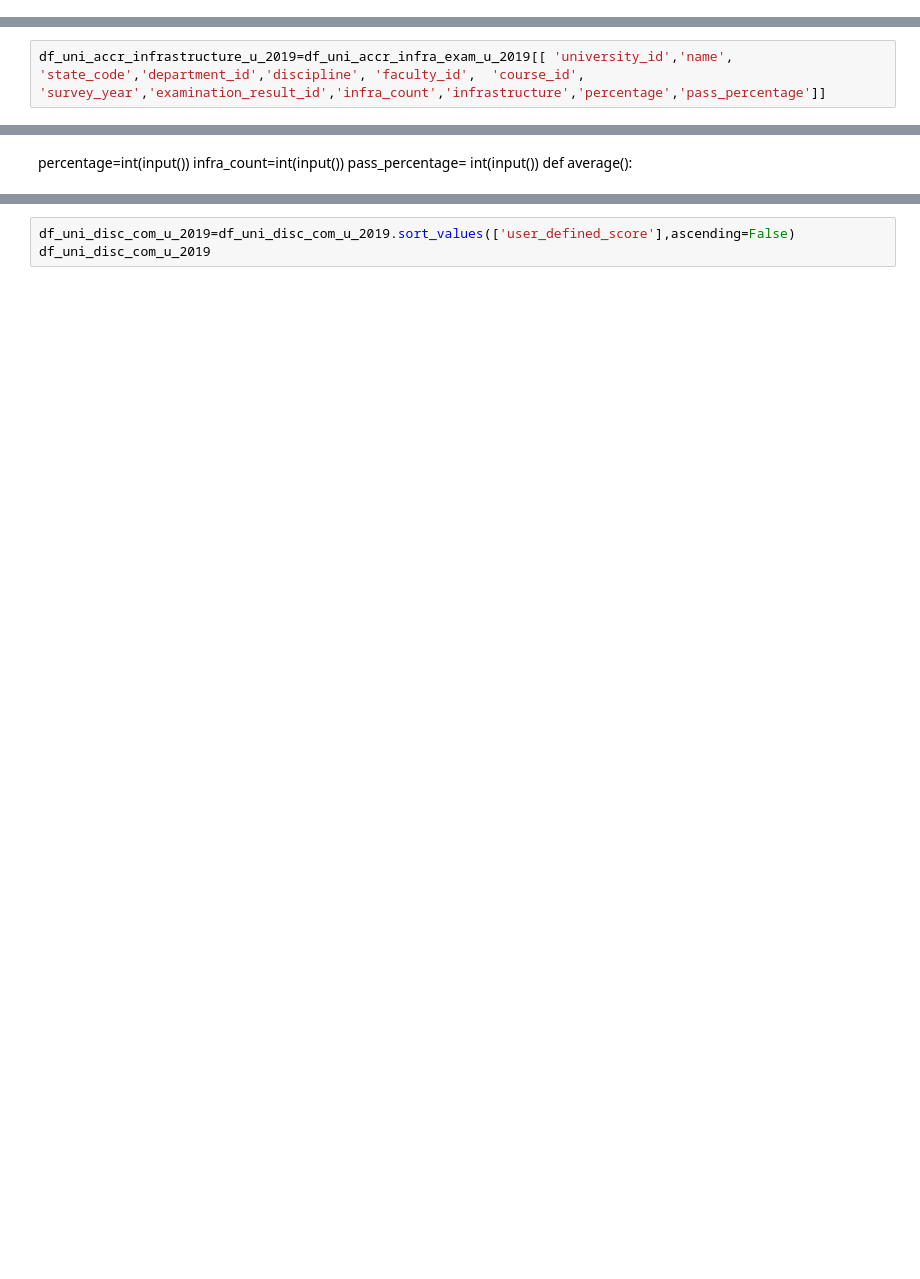
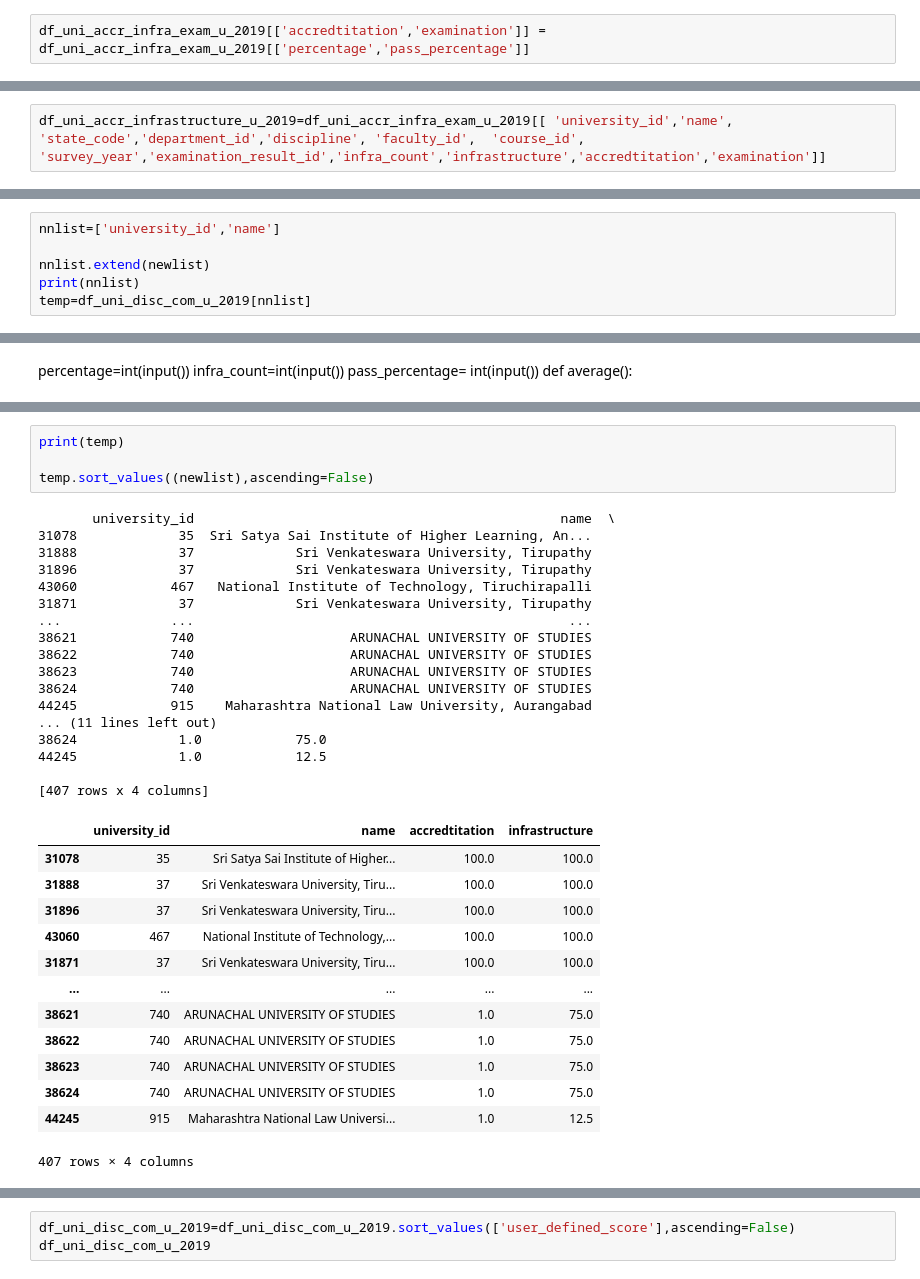
Before and after one commit to jainharsh8506/SIH2022, a Jupyter notebook: Hello/university_2019.ipynb, the cells around one changed output, grey strips where cells are left out. Cells and saved outputs as stored; diff of their text form; blank space fills up the shorter version.

```diff
--- a/Hello/university_2019.ipynb
+++ b/Hello/university_2019.ipynb
@@ -676,3 +714,5 @@ df_uni_accr_infra_exam_u_2019
 | 40825 | University | 24 | 71211.0 | NaN | 2161826 | 2019 | 1 | ... |
 | 40854 | University | 24 | 71213.0 | NaN | 2161837 | 2019 | 1 | ... |
 44303 rows × 34 columns
+# %%
+df_uni_accr_infra_exam_u_2019[['accredtitation','examination']] = df_uni_accr_infra_exam_u_2019[['percentage','pass_percentage']]
@@ -679,5 +732,5 @@ df_uni_accr_infra_exam_u_2019
 # %%
-df_uni_accr_infrastructure_u_2019=df_uni_accr_infra_exam_u_2019[[ 'university_id','name', 'state_code','department_id','discipline', 'faculty_id',  'course_id', 'survey_year','examination_result_id','infra_count','infrastructure','percentage','pass_percentage']]
+df_uni_accr_infrastructure_u_2019=df_uni_accr_infra_exam_u_2019[[ 'university_id','name', 'state_code','department_id','discipline', 'faculty_id',  'course_id', 'survey_year','examination_result_id','infra_count','infrastructure','accredtitation','examination']]
 # %%
 df_uni_accr_infrastructure_u_2019
 # %% [output]
@@ -744,0 +768,6 @@ Length: 407, dtype: float64
+# %%
+nnlist=['university_id','name']
+
+nnlist.extend(newlist)
+print(nnlist)
+temp=df_uni_disc_com_u_2019[nnlist]
@@ -772,3 +781,38 @@ See the caveats in the documentation: https://pandas.pydata.org/pandas-docs/stab
+# %%
+print(temp)
+
+temp.sort_values((newlist),ascending=False)
+# %% [output]
+       university_id                                               name  \
+31078             35  Sri Satya Sai Institute of Higher Learning, An...
+31888             37             Sri Venkateswara University, Tirupathy
+31896             37             Sri Venkateswara University, Tirupathy
+43060            467   National Institute of Technology, Tiruchirapalli
+31871             37             Sri Venkateswara University, Tirupathy
+...              ...                                                ...
+38621            740                    ARUNACHAL UNIVERSITY OF STUDIES
+38622            740                    ARUNACHAL UNIVERSITY OF STUDIES
+38623            740                    ARUNACHAL UNIVERSITY OF STUDIES
+38624            740                    ARUNACHAL UNIVERSITY OF STUDIES
+44245            915    Maharashtra National Law University, Aurangabad
+... (11 lines left out)
+38624             1.0            75.0
+44245             1.0            12.5
+
+[407 rows x 4 columns]
+|  | university_id | name | accredtitation | infrastructure |
+| 31078 | 35 | Sri Satya Sai Institute of Higher... | 100.0 | 100.0 |
+| 31888 | 37 | Sri Venkateswara University, Tiru... | 100.0 | 100.0 |
+| 31896 | 37 | Sri Venkateswara University, Tiru... | 100.0 | 100.0 |
+| 43060 | 467 | National Institute of Technology,... | 100.0 | 100.0 |
+| 31871 | 37 | Sri Venkateswara University, Tiru... | 100.0 | 100.0 |
+| ... | ... | ... | ... | ... |
+| 38621 | 740 | ARUNACHAL UNIVERSITY OF STUDIES | 1.0 | 75.0 |
+| 38622 | 740 | ARUNACHAL UNIVERSITY OF STUDIES | 1.0 | 75.0 |
+| 38623 | 740 | ARUNACHAL UNIVERSITY OF STUDIES | 1.0 | 75.0 |
+| 38624 | 740 | ARUNACHAL UNIVERSITY OF STUDIES | 1.0 | 75.0 |
+| 44245 | 915 | Maharashtra National Law Universi... | 1.0 | 12.5 |
+407 rows × 4 columns
 # %%
 slider_arr=[20,50,30]
 for i in range(len(slider_arr)):
```
Also changed, not shown: parts of 11 cells of this notebook, 3 other files.
